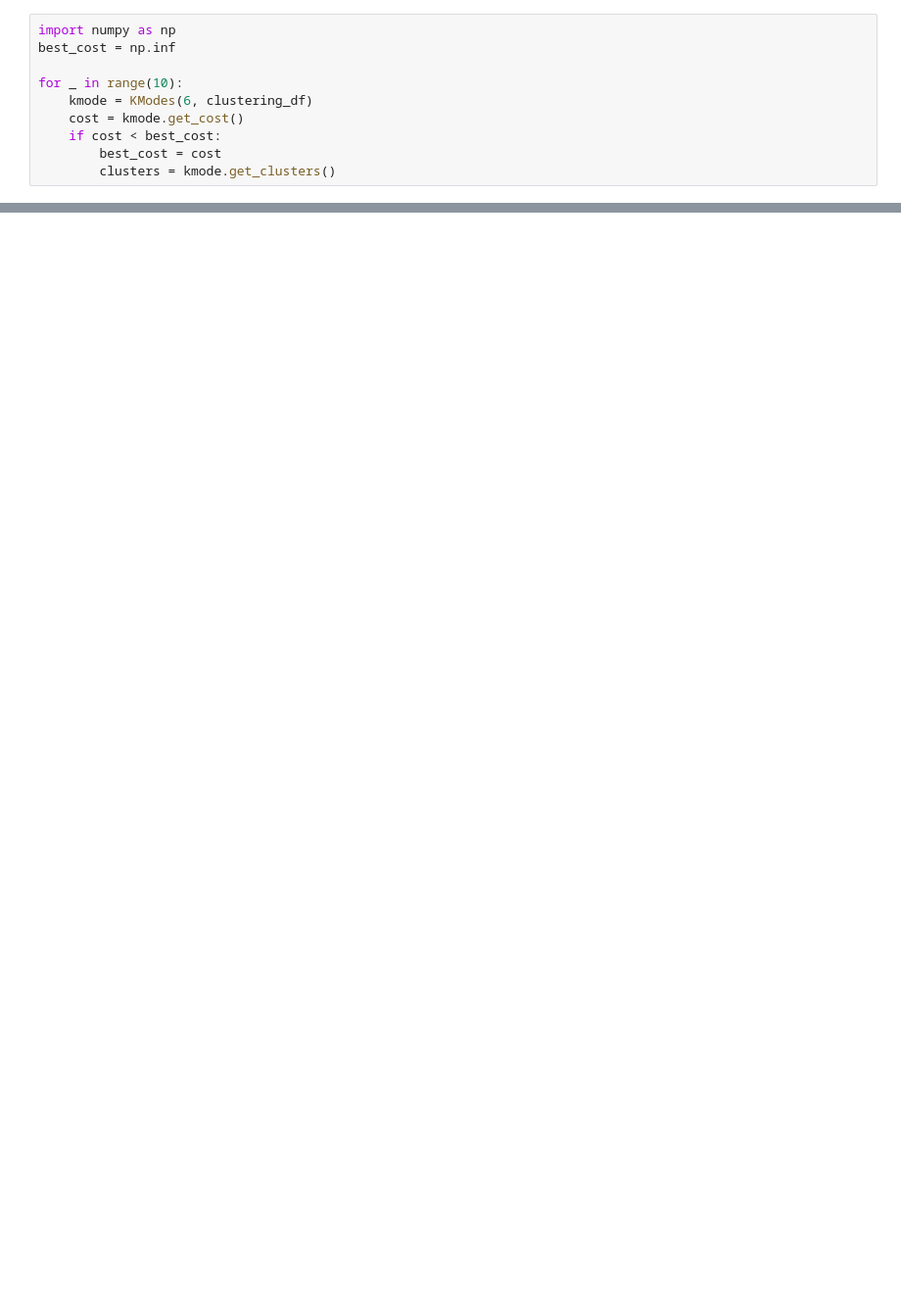
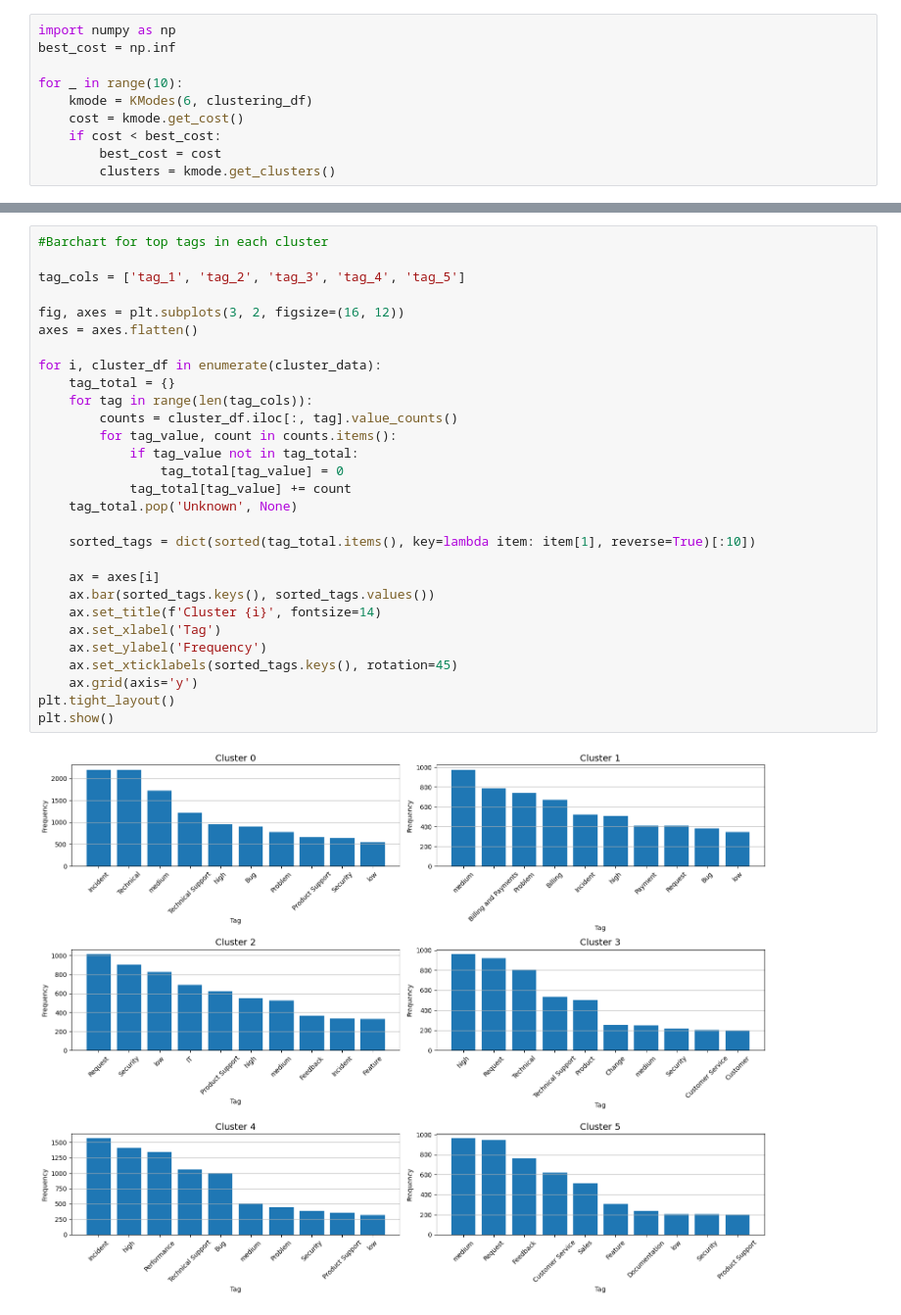
Before and after one commit to JRCockrum/csci4022-final-project, a Jupyter notebook: notebooks/kmodes_test.ipynb, the cells around one changed output, grey strips where cells are left out. Shown: that part at 98% size. Saved outputs shown, nothing was run; the diff lists cells and outputs as text; blank space fills up the shorter version.

Commit message:
visuals for clusters

```diff
--- a/notebooks/kmodes_test.ipynb
+++ b/notebooks/kmodes_test.ipynb
@@ -207,0 +216,31 @@ Name: count, Length: 69, dtype: int64
+# %%
+#Barchart for top tags in each cluster
+
+tag_cols = ['tag_1', 'tag_2', 'tag_3', 'tag_4', 'tag_5']
+
+fig, axes = plt.subplots(3, 2, figsize=(16, 12))
+axes = axes.flatten()
+
+for i, cluster_df in enumerate(cluster_data):
+    tag_total = {}
+    for tag in range(len(tag_cols)):
+        counts = cluster_df.iloc[:, tag].value_counts()
+        for tag_value, count in counts.items():
+            if tag_value not in tag_total:
+                tag_total[tag_value] = 0
+            tag_total[tag_value] += count
+    tag_total.pop('Unknown', None)
+
+    sorted_tags = dict(sorted(tag_total.items(), key=lambda item: item[1], reverse=True)[:10])
+
+    ax = axes[i]
+    ax.bar(sorted_tags.keys(), sorted_tags.values())
+    ax.set_title(f'Cluster {i}', fontsize=14)
+    ax.set_xlabel('Tag')
+    ax.set_ylabel('Frequency')
+    ax.set_xticklabels(sorted_tags.keys(), rotation=45)
+    ax.grid(axis='y')
+plt.tight_layout()
+plt.show()
+# %% [output]
+[figure, added]
```
Also changed, not shown: parts of 6 cells of this notebook.
